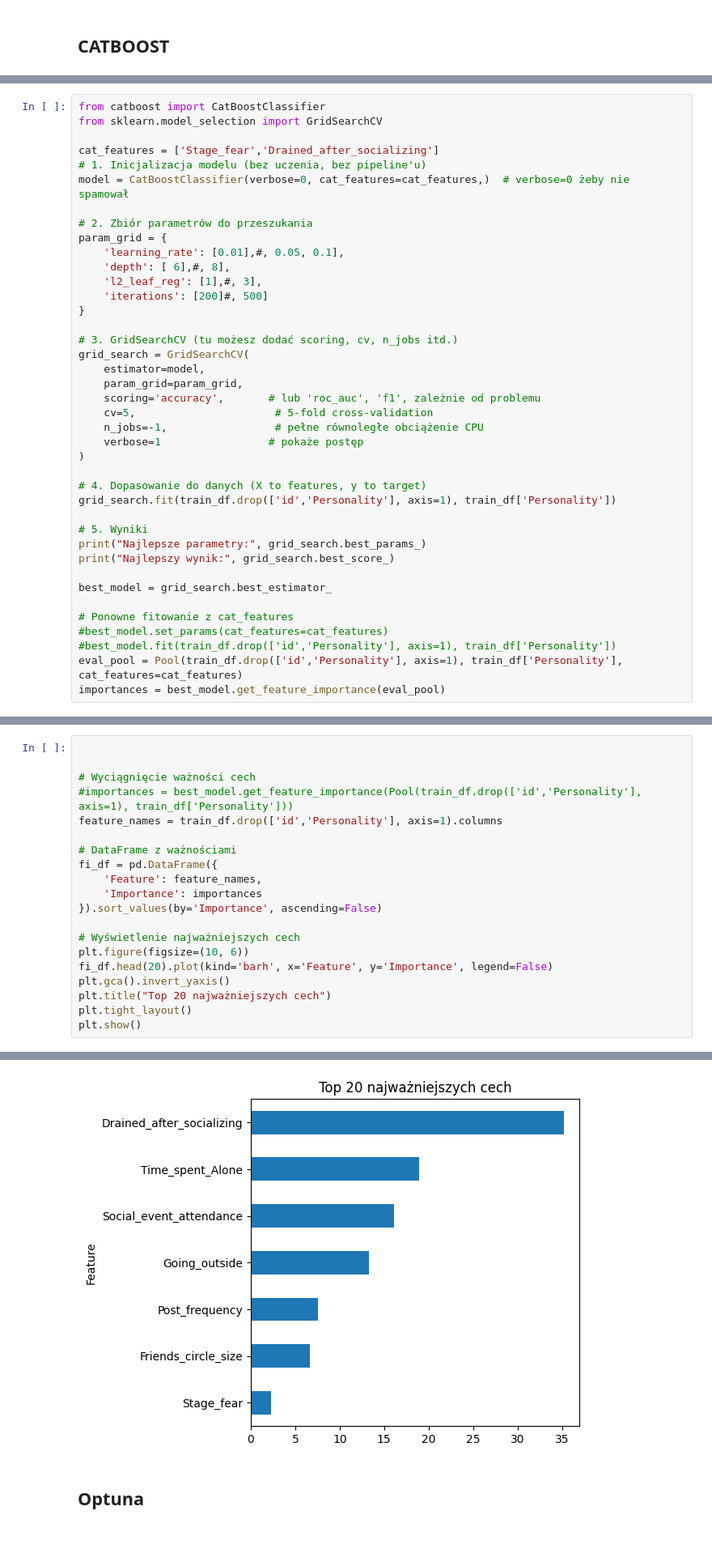
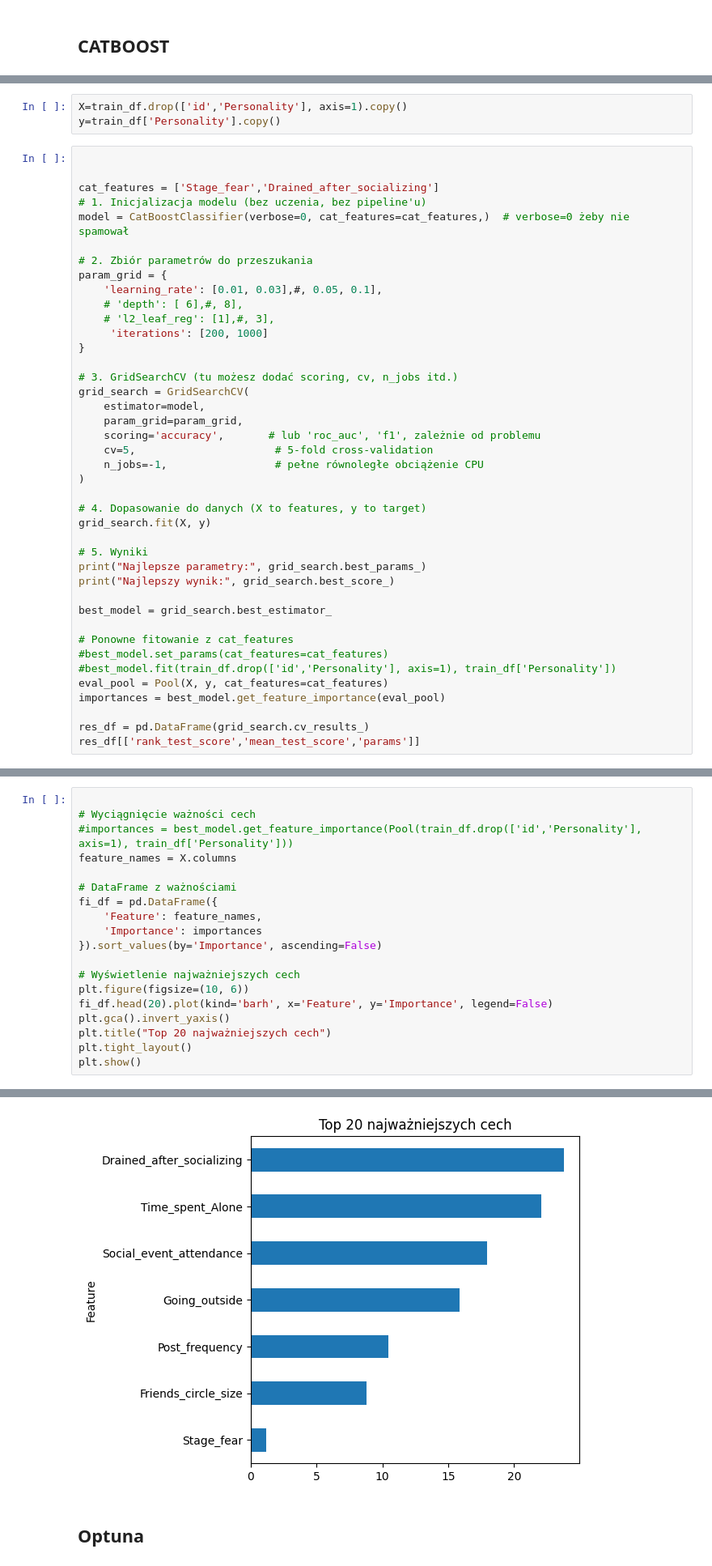
Before and after one commit to PiotrPieciak/LEARN_06_KAGGLE_Predict_Introverts, a Jupyter notebook: notebooks/02_Introverts_and_extroverts_ML_experiments.ipynb, the cells around one changed output, grey strips where cells are left out. Shown: that part at 81% size. Saved outputs shown, nothing was run; the diff lists cells and outputs as text; blank space fills up the shorter version.

```diff
--- a/notebooks/02_Introverts_and_extroverts_ML_experiments.ipynb
+++ b/notebooks/02_Introverts_and_extroverts_ML_experiments.ipynb
@@ -85,6 +67,8 @@ model.fit(train_df.drop(['id','Personality'], axis=1), train_df['Personality'])
+# %%
+X=train_df.drop(['id','Personality'], axis=1).copy()
+y=train_df['Personality'].copy()
 # %%
-from catboost import CatBoostClassifier
-from sklearn.model_selection import GridSearchCV
+
 
 cat_features = ['Stage_fear','Drained_after_socializing']
 # 1. Inicjalizacja modelu (bez uczenia, bez pipeline'u)
@@ -92,10 +76,10 @@ model = CatBoostClassifier(verbose=0, cat_features=cat_features,)  # verbose=0
 
 # 2. Zbiór parametrów do przeszukania
 param_grid = {
-    'learning_rate': [0.01],#, 0.05, 0.1],
-    'depth': [ 6],#, 8],
-    'l2_leaf_reg': [1],#, 3],
-    'iterations': [200]#, 500]
+    'learning_rate': [0.01, 0.03],#, 0.05, 0.1],
+    # 'depth': [ 6],#, 8],
+    # 'l2_leaf_reg': [1],#, 3],
+     'iterations': [200, 1000]
 }
 
 # 3. GridSearchCV (tu możesz dodać scoring, cv, n_jobs itd.)
@@ -105,11 +89,10 @@ grid_search = GridSearchCV(
     scoring='accuracy',       # lub 'roc_auc', 'f1', zależnie od problemu
     cv=5,                      # 5-fold cross-validation
     n_jobs=-1,                 # pełne równoległe obciążenie CPU
-    verbose=1                 # pokaże postęp
 )
 
 # 4. Dopasowanie do danych (X to features, y to target)
-grid_search.fit(train_df.drop(['id','Personality'], axis=1), train_df['Personality'])
+grid_search.fit(X, y)
 
 # 5. Wyniki
 print("Najlepsze parametry:", grid_search.best_params_)
@@ -120,6 +103,9 @@ best_model = grid_search.best_estimator_
 # Ponowne fitowanie z cat_features
 #best_model.set_params(cat_features=cat_features)
 #best_model.fit(train_df.drop(['id','Personality'], axis=1), train_df['Personality'])
-eval_pool = Pool(train_df.drop(['id','Personality'], axis=1), train_df['Personality'], cat_features=cat_features)
+eval_pool = Pool(X, y, cat_features=cat_features)
 importances = best_model.get_feature_importance(eval_pool)
+
+res_df = pd.DataFrame(grid_search.cv_results_)
+res_df[['rank_test_score','mean_test_score','params']]
 # %% [output]
@@ -145,26 +119,25 @@ train_df.drop(['id','Personality'], axis=1)
 # %%
-
 
 # Wyciągnięcie ważności cech
 #importances = best_model.get_feature_importance(Pool(train_df.drop(['id','Personality'], axis=1), train_df['Personality']))
-feature_names = train_df.drop(['id','Personality'], axis=1).columns
+feature_names = X.columns
 
 # DataFrame z ważnościami
 fi_df = pd.DataFrame({
     'Feature': feature_names,
     'Importance': importances
 }).sort_values(by='Importance', ascending=False)
 
 # Wyświetlenie najważniejszych cech
 plt.figure(figsize=(10, 6))
 fi_df.head(20).plot(kind='barh', x='Feature', y='Importance', legend=False)
 plt.gca().invert_yaxis()
 plt.title("Top 20 najważniejszych cech")
 plt.tight_layout()
 plt.show()
 # %% [output]
 <Figure size 1000x600 with 0 Axes>
-[figure, old version]
+[figure, new version]
 # %% [markdown]
 ## Optuna
 # %%
```
Also changed, not shown: parts of 4 cells of this notebook.
